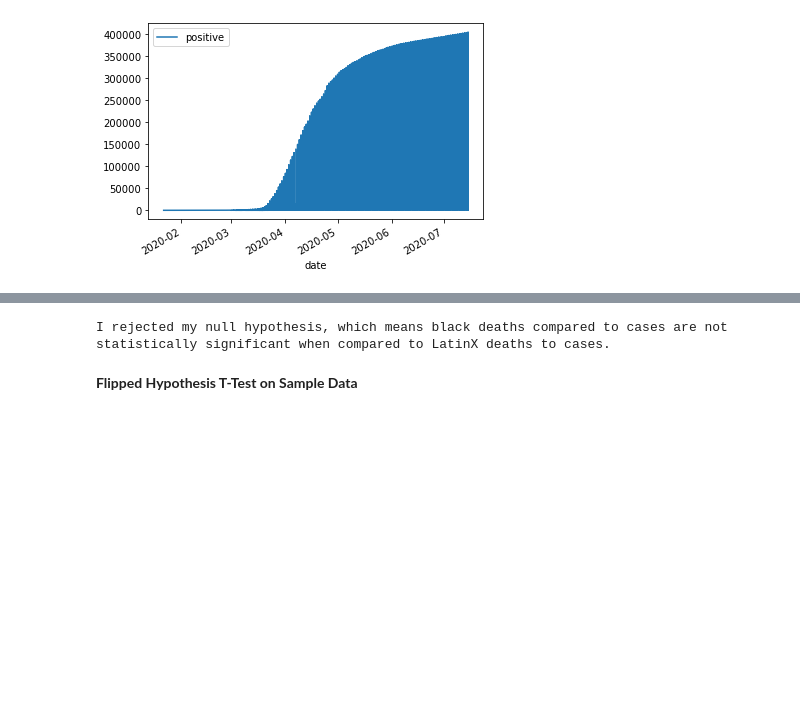
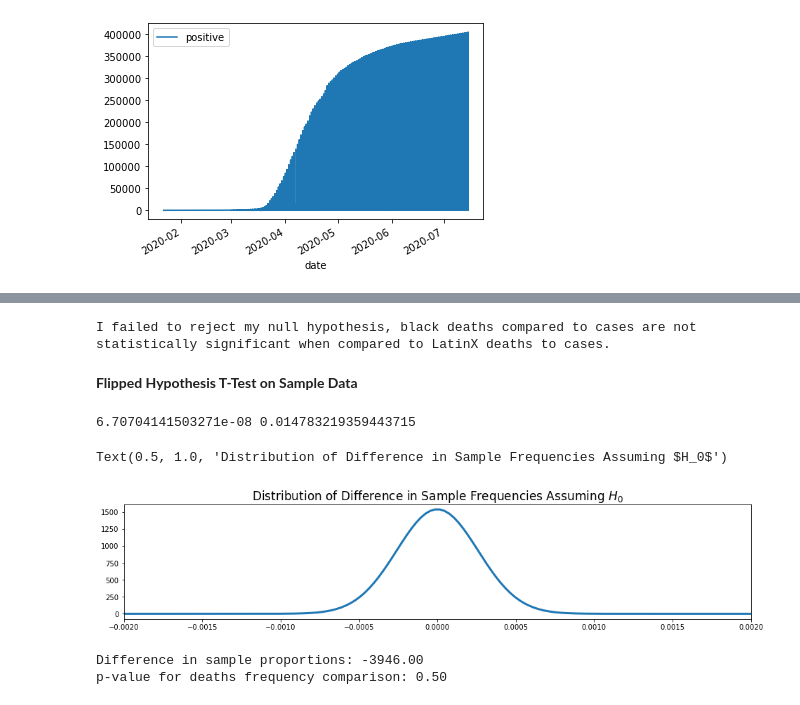
Before and after one commit to thespence7/Covid19-Statistical-Analysis, a Jupyter notebook: covid_tracker/Capstone1_import_data.ipynb, the cells around one changed output, grey strips where cells are left out. Drawn from its saved outputs; the diff is of its cells as text; code cells hidden in the pictures; blank space fills up the shorter version.

```diff
--- a/covid_tracker/Capstone1_import_data.ipynb
+++ b/covid_tracker/Capstone1_import_data.ipynb
@@ -542,17 +154,46 @@ Text(0.5, 1.0, 'p-value Region')
 # %%
-print('I rejected my null hypothesis, which means black deaths compared to cases are not statistically significant when compared to LatinX deaths to cases. ')
+print('I failed to reject my null hypothesis, black deaths compared to cases are not statistically significant when compared to LatinX deaths to cases. ')
 # %% [output]
-I rejected my null hypothesis, which means black deaths compared to cases are not statistically significant when compared to LatinX deaths to cases.
+I failed to reject my null hypothesis, black deaths compared to cases are not statistically significant when compared to LatinX deaths to cases.
 # %% [markdown]
 **Flipped Hypothesis T-Test on Sample Data**
-# %%
-#Difference in Sample frequencies
-import scipy as sp
-import scipy.stats as stats
-
-shared_sample_freq = (LatinX_deaths_from_July5_July8 + Black_deaths_NY_from_July5_July8) / (2 * cases_btwn_July8_5)
-shared_sample_variance = 180 * (shared_sample_freq * (1 - shared_sample_freq)) / 8000
-
-difference_in_proportions = stats.norm(0, np.sqrt(shared_sample_variance))
-
-print(shared_sample_variance, shared_sample_freq)
+# %%
+#Difference in Sample frequencies
+import scipy as sp
+import scipy.stats as stats
+
+total_deaths_LatinX_CA = (df_race[df_race.State == 'CA']['Deaths_LatinX'][5]) - (df_race[df_race.State == 'CA']['Deaths_LatinX'][1573])
+total_deaths_Black_CA = (df_race[df_race.State == 'CA']['Deaths_Black'][5]) - (df_race[df_race.State == 'CA']['Deaths_Black'][1573])
+3_day_averages
+total_cases_CA = int(df_race[df_race.State == 'CA']['Cases_Total'][5]) - int(df_race[df_race.State == 'CA']['Cases_Total'][1573])
+
+shared_sample_freq_CA_NY = (total_deaths_LatinX_CA + total_deaths_Black_CA + total_deaths_Black_NY + total_deaths_LatinX_NY) / ((2 * total_cases_CA) + (2 * total_cases_NY))
+shared_sample_variance_CA_NY = ((2 * total_cases_CA) + (2 * total_cases_NY)) * (shared_sample_freq_CA_NY * (1 - shared_sample_freq_CA_NY)) / ((total_cases_CA + total_cases_NY) ** 2)
+
+difference_in_proportions_CA_NY = stats.norm(0, np.sqrt(shared_sample_variance_CA_NY))
+
+print(shared_sample_variance_CA_NY, shared_sample_freq_CA_NY)
+# %% [output]
+6.70704141503271e-08 0.014783219359443715
+# %%
+fig, ax = plt.subplots(1, figsize=(16, 3))
+
+x = np.linspace(-1.5, 1.5, num=100000)
+ax.plot(x, difference_in_proportions.pdf(x), linewidth=3)
+ax.set_xlim(-0.002, 0.002)
+ax.set_title("Distribution of Difference in Sample Frequencies Assuming $H_0$", fontsize=17)
+# %% [output]
+Text(0.5, 1.0, 'Distribution of Difference in Sample Frequencies Assuming $H_0$')
+[figure, added]
+# %%
+black_sample_freq_CA_NY = total_deaths_Black_CA + total_deaths_Black_NY / (total_cases_NY + total_cases_CA)
+latinX_sample_freq_CA_NY = total_deaths_LatinX_NY + total_deaths_LatinX_CA / (total_cases_NY + total_cases_CA)
+difference_in_sample_proportions_CA_NY =  black_sample_freq_CA_NY - latinX_sample_freq_CA_NY
+print("Difference in sample proportions: {:2.2f}".format(difference_in_sample_proportions_CA_NY))
+
+p_value = (1 - difference_in_proportions_CA_NY.cdf(difference_in_sample_proportions_CA_NY)) / 2
+
+print("p-value for deaths frequency comparison: {:2.2f}".format(p_value))
+# %% [output]
+Difference in sample proportions: -3946.00
+p-value for deaths frequency comparison: 0.50
```
Also changed, not shown: parts of 66 cells of this notebook, 3 other files.
